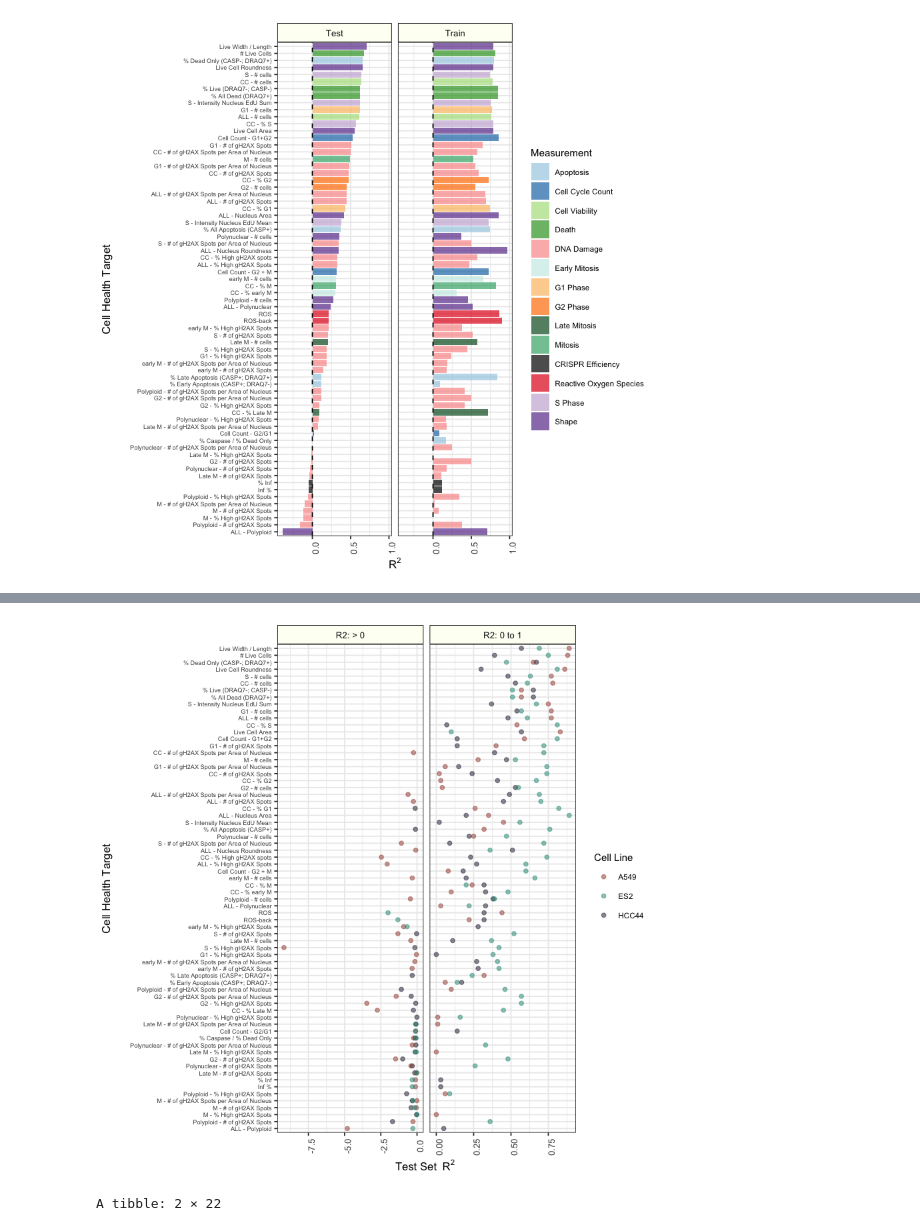
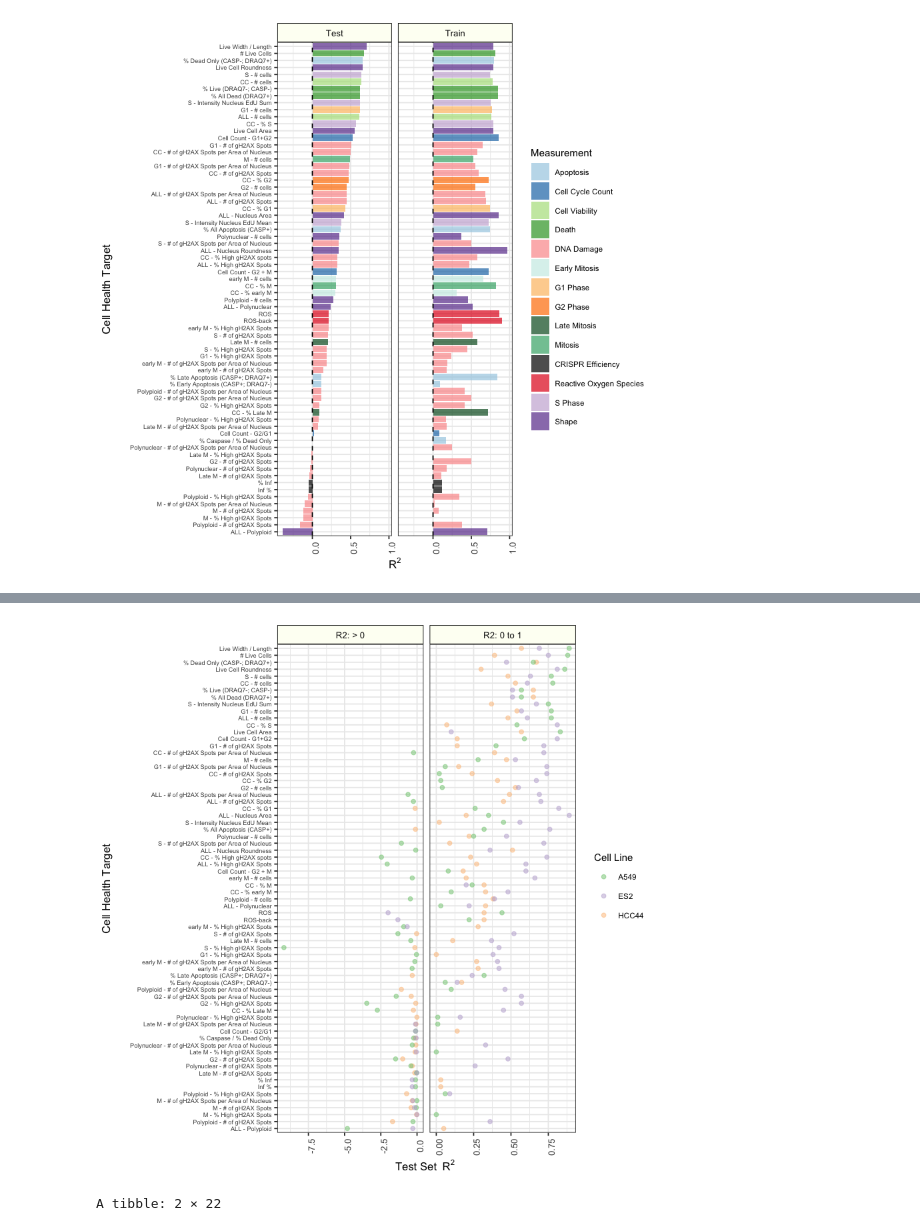
Before and after one commit to broadinstitute/cell-health, a Jupyter notebook: 3.train/4.visualize-regression-performance.ipynb, the cells around one changed output, grey strips where cells are left out. Cells and saved outputs as stored; diff of their text form; code cells hidden in the pictures.

Commit message:
specify cell line labels and colors from file

```diff
--- a/3.train/4.visualize-regression-performance.ipynb
+++ b/3.train/4.visualize-regression-performance.ipynb
@@ -368,34 +368,36 @@ A tibble: 2 × 23
 # %%
 rsquared_bar_cellline_gg <- ggplot(cellline_compare_regression_df,
        aes(x = value,
            y = readable_name,
            color = cell_line)) +
     geom_point(alpha = 0.5) +
     theme_bw() +
     xlab(bquote("Test Set "~R^2~"")) +
     ylab("Cell Health Target") +
     facet_wrap(~outlier, scales="free_x") +
-    scale_color_manual(name = "Cell Line",
-                       values = c("A549" = "#A1473A", "ES2" = "#209481", "HCC44" = "#241B3B"),
-                       labels = c("A549" = "A549", "ES2" = "ES2", "HCC44" = "HCC44")) +
+    scale_color_manual(
+        name = "Cell Line",
+        labels = cell_line_labels,
+        values = cell_line_colors
+    ) +
     theme(axis.text.x = element_text(size = 8, angle = 90),
           axis.text.y = element_text(size = 5.5),
           axis.title = element_text(size = 10),
           legend.position = "right",
           legend.text = element_text(size = 7),
           legend.title = element_text(size = 9),
           strip.text = element_text(size = 8),
           strip.background = element_rect(colour = "black",
                                           fill = "#fdfff4"))
 
 output_file <- file.path(
     figure_dir,
     paste0("cell_line_differences_rsquared_", consensus, ".png")
 )
 ggsave(output_file, rsquared_bar_cellline_gg, dpi = 500, width = 7, height = 6)
 rsquared_bar_cellline_gg
 # %% [output]
-[figure, old version]
+[figure, new version]
 # %%
 regression_legend <- cowplot::get_legend(rsquared_bar_gg)
 cell_legend <- cowplot::get_legend(rsquared_bar_cellline_gg)
```
Also changed, not shown: parts of 2 cells of this notebook, 1 other file.
